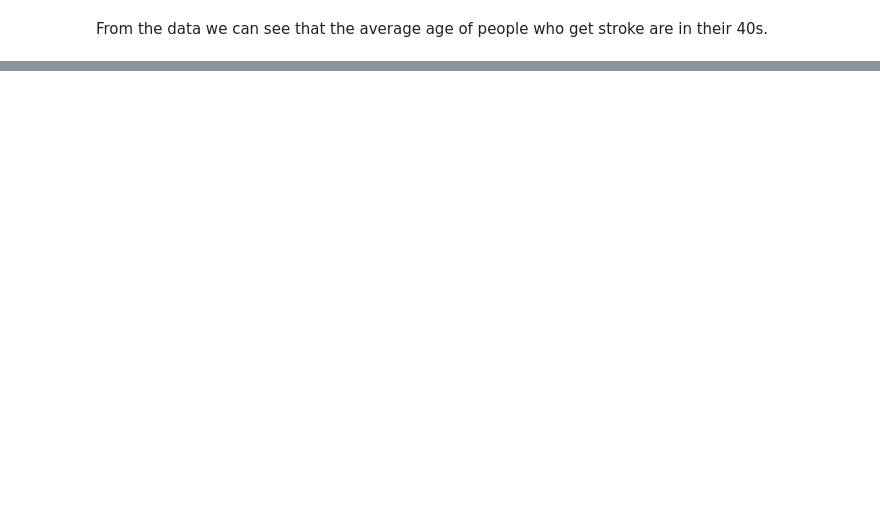
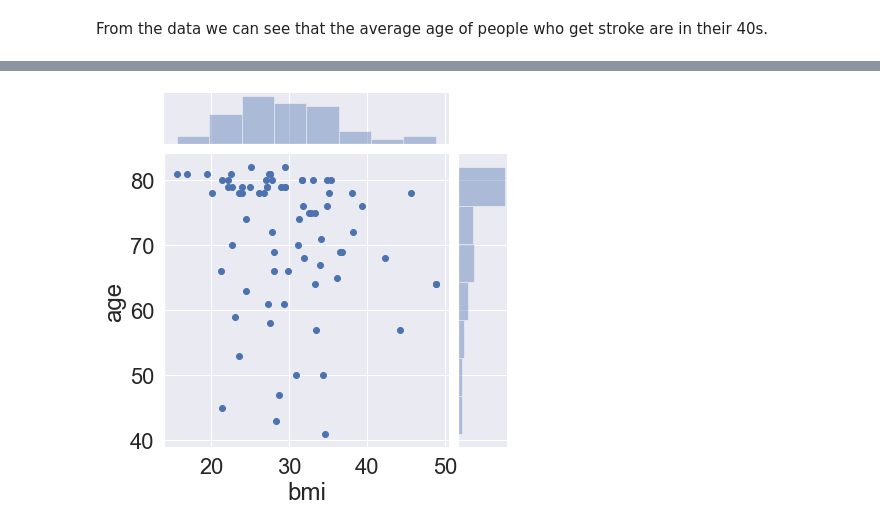
Before and after one commit to Coolbreeze151/Predicting-Stroke, a Jupyter notebook: Stroke Prediction.ipynb, the cells around one changed output, grey strips where cells are left out. Saved outputs shown, nothing was run; the diff lists cells and outputs as text; code cells hidden in the pictures; blank space fills up the shorter version.

```diff
--- a/Stroke Prediction.ipynb
+++ b/Stroke Prediction.ipynb
@@ -252,0 +259,4 @@ for variable, subplot in zip(categorical, ax.flatten()):
+# %%
+sns.jointplot(x=train_df_stroke['bmi'], y=train_df_stroke['age']);
+# %% [output]
+[figure, added]
```
Also changed, not shown: parts of 11 cells of this notebook.
